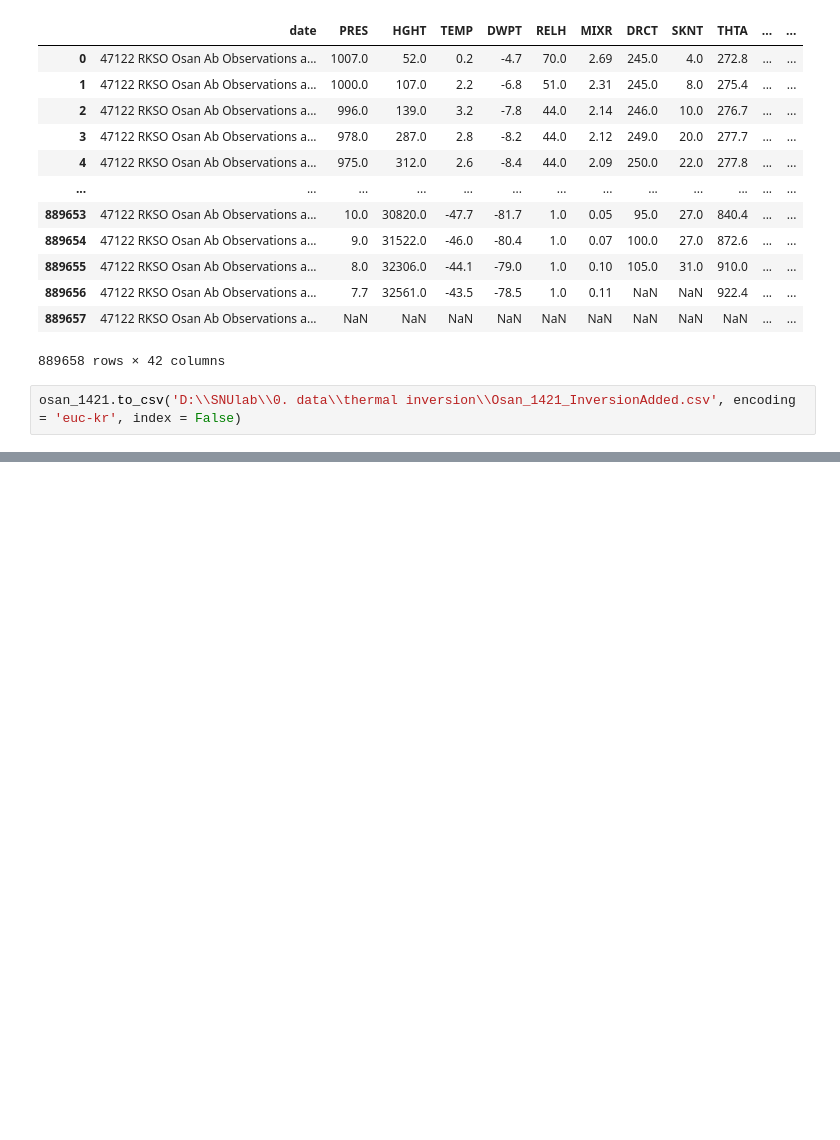
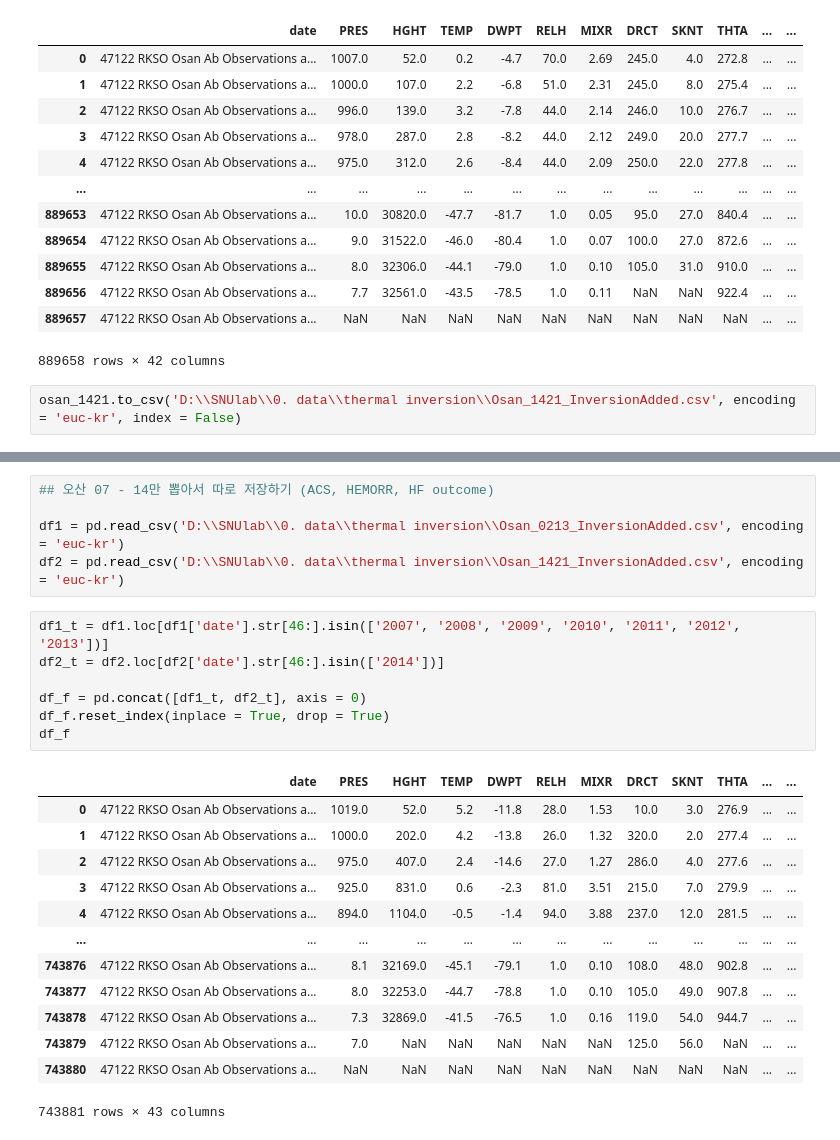
Before and after one commit to ZIO-KIM/SNUlab, a Jupyter notebook: thermal_inversion_calculation.ipynb, the cells around one changed output, grey strips where cells are left out. Cells and saved outputs as stored; diff of their text form; blank space fills up the shorter version.

```diff
--- a/thermal_inversion_calculation.ipynb
+++ b/thermal_inversion_calculation.ipynb
@@ -341,0 +389,26 @@ osan_1421.to_csv('D:\\SNUlab\\0. data\\thermal inversion\\Osan_1421_InversionAdd
+# %%
+## 오산 07 - 14만 뽑아서 따로 저장하기 (ACS, HEMORR, HF outcome)
+
+df1 = pd.read_csv('D:\\SNUlab\\0. data\\thermal inversion\\Osan_0213_InversionAdded.csv', encoding = 'euc-kr')
+df2 = pd.read_csv('D:\\SNUlab\\0. data\\thermal inversion\\Osan_1421_InversionAdded.csv', encoding = 'euc-kr')
+# %%
+df1_t = df1.loc[df1['date'].str[46:].isin(['2007', '2008', '2009', '2010', '2011', '2012', '2013'])]
+df2_t = df2.loc[df2['date'].str[46:].isin(['2014'])]
+
+df_f = pd.concat([df1_t, df2_t], axis = 0)
+df_f.reset_index(inplace = True, drop = True)
+df_f
+# %% [output]
+|  | date | PRES | HGHT | TEMP | DWPT | RELH | MIXR | DRCT | SKNT | THTA | ... | ... |
+| 0 | 47122 RKSO Osan Ab Observations a... | 1019.0 | 52.0 | 5.2 | -11.8 | 28.0 | 1.53 | 10.0 | 3.0 | 276.9 | ... | ... |
+| 1 | 47122 RKSO Osan Ab Observations a... | 1000.0 | 202.0 | 4.2 | -13.8 | 26.0 | 1.32 | 320.0 | 2.0 | 277.4 | ... | ... |
+| 2 | 47122 RKSO Osan Ab Observations a... | 975.0 | 407.0 | 2.4 | -14.6 | 27.0 | 1.27 | 286.0 | 4.0 | 277.6 | ... | ... |
+| 3 | 47122 RKSO Osan Ab Observations a... | 925.0 | 831.0 | 0.6 | -2.3 | 81.0 | 3.51 | 215.0 | 7.0 | 279.9 | ... | ... |
+| 4 | 47122 RKSO Osan Ab Observations a... | 894.0 | 1104.0 | -0.5 | -1.4 | 94.0 | 3.88 | 237.0 | 12.0 | 281.5 | ... | ... |
+| ... | ... | ... | ... | ... | ... | ... | ... | ... | ... | ... | ... | ... |
+| 743876 | 47122 RKSO Osan Ab Observations a... | 8.1 | 32169.0 | -45.1 | -79.1 | 1.0 | 0.10 | 108.0 | 48.0 | 902.8 | ... | ... |
+| 743877 | 47122 RKSO Osan Ab Observations a... | 8.0 | 32253.0 | -44.7 | -78.8 | 1.0 | 0.10 | 105.0 | 49.0 | 907.8 | ... | ... |
+| 743878 | 47122 RKSO Osan Ab Observations a... | 7.3 | 32869.0 | -41.5 | -76.5 | 1.0 | 0.16 | 119.0 | 54.0 | 944.7 | ... | ... |
+| 743879 | 47122 RKSO Osan Ab Observations a... | 7.0 | NaN | NaN | NaN | NaN | NaN | 125.0 | 56.0 | NaN | ... | ... |
+| 743880 | 47122 RKSO Osan Ab Observations a... | NaN | NaN | NaN | NaN | NaN | NaN | NaN | NaN | NaN | ... | ... |
+743881 rows × 43 columns
```
Also changed, not shown: parts of 25 cells of this notebook, 4 other files.
